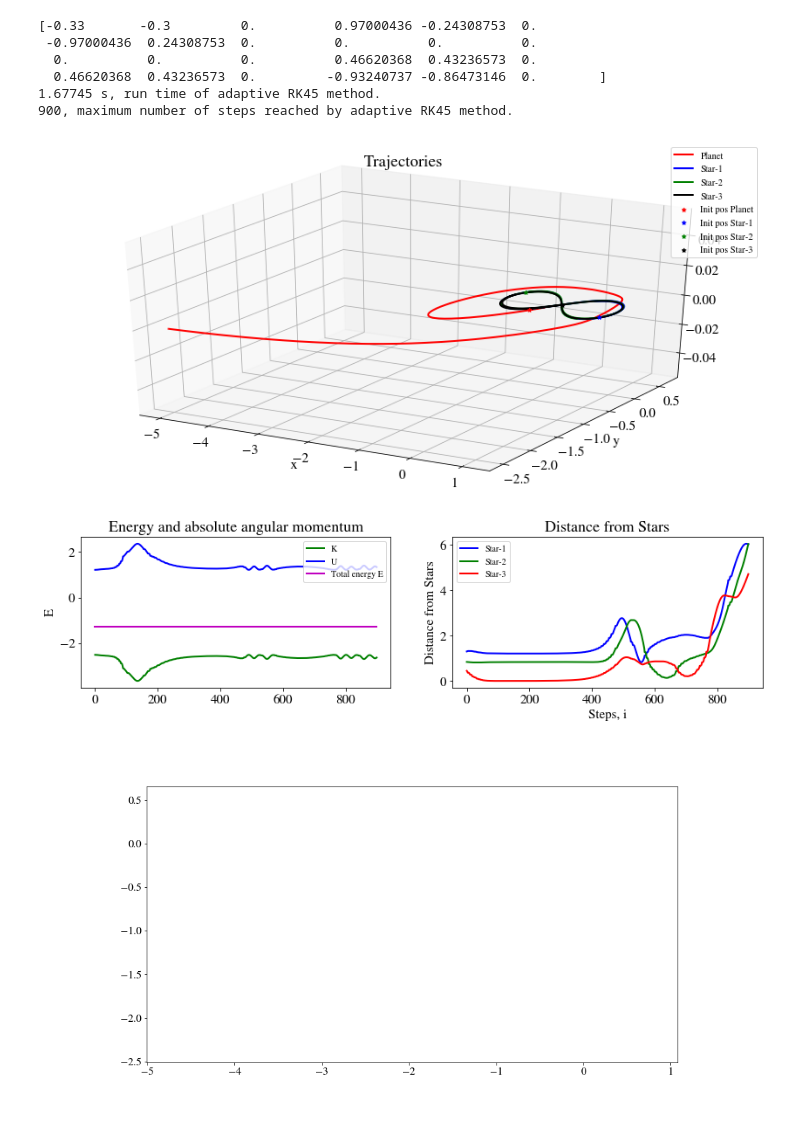
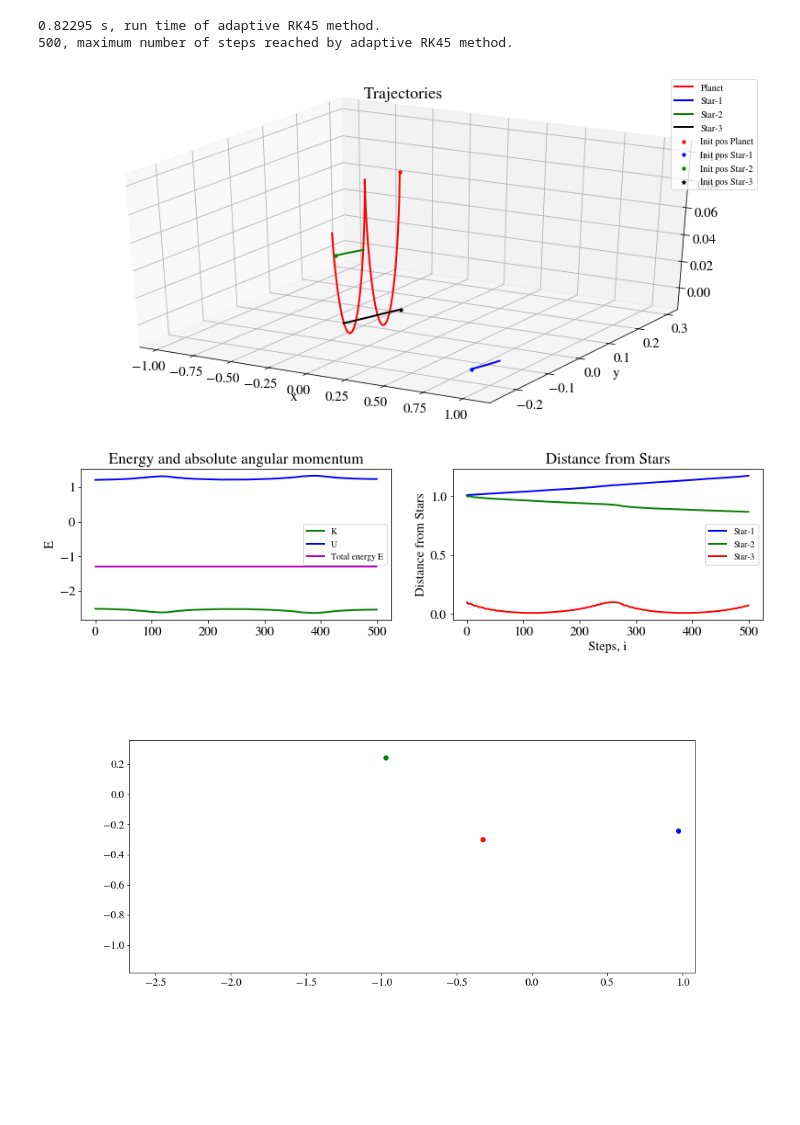
Before and after one commit to narnix-gnos/Trisolarian, a Jupyter notebook: testbed.ipynb, the cells around one changed output. Cells and saved outputs as stored; diff of their text form; code cells hidden in the pictures; blank space fills up the shorter version.

Commit message:
Added 3D animation.

```diff
--- a/testbed.ipynb
+++ b/testbed.ipynb
@@ -258,5 +258,15 @@ v4 = v
 z0 = np.array(r1 + r2 + r3 + r4 + v1 + v2 + v3 + v4)
 init_conditions["fig8-planet"] = z0
 
-print(init_conditions['fig8'])
-print(init_conditions['fig8-planet'])
+# figure8 with planet out of plane
+v = [-0.93240737, -0.86473146, 0]
+r1 = [0., 0., 0.1]
+r2 = [0.97000436, -0.24308753, 0.]
+r3 = [-0.97000436, 0.24308753, 0.]
+r4 = [0., 0., 0.]
+v1 = [0., 0., 0.]
+v2 = [-0.93240737 * (-0.5), -0.86473146 * (-0.5), 0]
+v3 = v2
+v4 = v
+z0 = np.array(r1 + r2 + r3 + r4 + v1 + v2 + v3 + v4)
+init_conditions["fig8-planet-z"] = z0
@@ -273,47 +274,43 @@ print(init_conditions['fig8-planet'])
 # Set parameters
 
 G = 1.
 m1 = 0.001
 m2 = 1.
 m3 = 1.
 m4 = 1.
 
 # Period of calculations
-T = 10
+T = 7
 # Tolerance
 TOL = 0.00001
 # Maximum number of steps
-maxi = 900
+maxi = 500
 # "Protector-constant" for small w
 theta = 0.001
 
 # init conditions
 # v = []
 # r1 = []
 # r2 = []
 # r3 = []
 # r4 = []
 # v1 = []
 # v2 = []
 # v3 = []
 # v4 = []
 # z0 = np.array(r1 + r2 + r3 + r4 + v1 + v2 + v3 + v4)
-z0 = init_conditions['fig8-planet']
-print(z0)
-
+z0 = init_conditions['fig8-planet-z']
 
 Z, E, D, i = calc_traj(G, m1, m2, m3, m4, T, TOL, maxi, theta, z0)
 plot(Z, E, D, i, plot_planet=True)
 # %% [output]
-[-0.33       -0.3         0.          0.97000436 -0.24308753  0.
- -0.97000436  0.24308753  0.          0.          0.          0.
-  0.          0.          0.          0.46620368  0.43236573  0.
-  0.46620368  0.43236573  0.         -0.93240737 -0.86473146  0.        ]
-1.67745 s, run time of adaptive RK45 method.
-900, maximum number of steps reached by adaptive RK45 method.
+0.82295 s, run time of adaptive RK45 method.
+500, maximum number of steps reached by adaptive RK45 method.
-[figure, old version]
+[figure, new version]
-[figure, old version]
+[figure, new version]
 # %%
+# 2D Animation in x-y plane
+
 # Set up the figure
 fig = plt.figure()
 ax = plt.axes(xlim=(np.min(Z[[0,3,6,9],:]), np.max(Z[[0,3,6,9],:])),
@@ -324,11 +321,11 @@ ax.set_aspect('equal')
 tail1, = ax.plot([],[],'r') # Tail obj. 1
 tail2, = ax.plot([],[],'b') # Tail obj. 2
 tail3, = ax.plot([],[],'g') # Tail obj. 3
-tail4, = ax.plot([],[],color='yellow') # Tail obj. 4
-# obj1, = ax.plot([],[],'ro') # Obj. 1
-# obj2, = ax.plot([],[],'bo') # Obj. 2
-# obj3, = ax.plot([],[],'go') # Obj. 3
-# obj4, = ax.plot([],[],color='yellow') # Obj. 4
+tail4, = ax.plot([],[],color='black') # Tail obj. 4
+obj1, = ax.plot([],[],'ro') # Obj. 1
+obj2, = ax.plot([],[],'bo') # Obj. 2
+obj3, = ax.plot([],[],'go') # Obj. 3
+obj4, = ax.plot([],[],color='black') # Obj. 4
 
 # Calculates the number of frames
 FPS = 15
@@ -337,10 +334,10 @@ framesNum = int(FPS*T)
 # Animation function. This is called sequentially.
 def animate(j):
     i = j*int(maxi /framesNum)
-    # obj1.set_data(Z[0,i],Z[1,i])
-    # obj2.set_data(Z[2,i],Z[3,i])
-    # obj3.set_data(Z[4,i],Z[5,i])
-    # obj4.set_data(Z[6,i],Z[7,i])
+    obj1.set_data(Z[0,i],Z[1,i])
+    obj2.set_data(Z[3,i],Z[4,i])
+    obj3.set_data(Z[6,i],Z[7,i])
+    obj4.set_data(Z[9,i],Z[10,i])
     tail1.set_data(Z[0,0:i],Z[1,0:i])
     tail2.set_data(Z[3,0:i],Z[4,0:i])
     tail3.set_data(Z[6,0:i],Z[7,0:i])
@@ -362,4 +359,4 @@ plt.close(anim._fig)
 with open('TrisolarianTrial1.gif','rb') as file:
     display(Image(file.read()))
 # %% [output]
-[figure, old version]
+[figure, new version]
```
Also changed, not shown: parts of 4 cells of this notebook, 3 other files.
